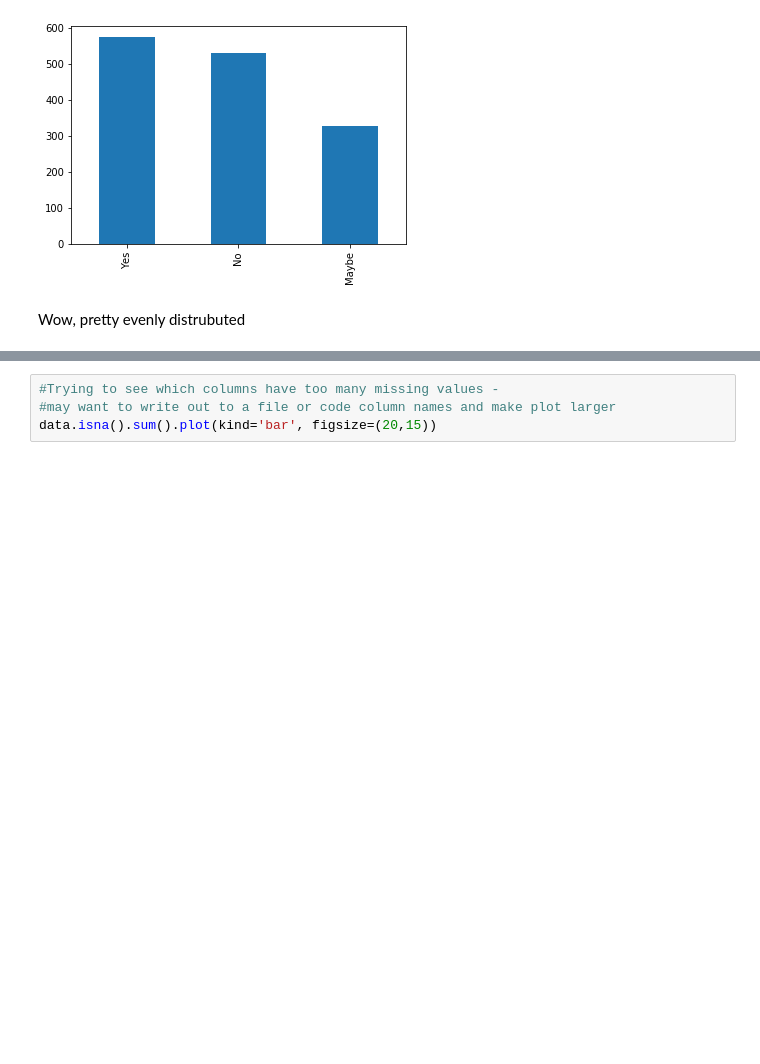
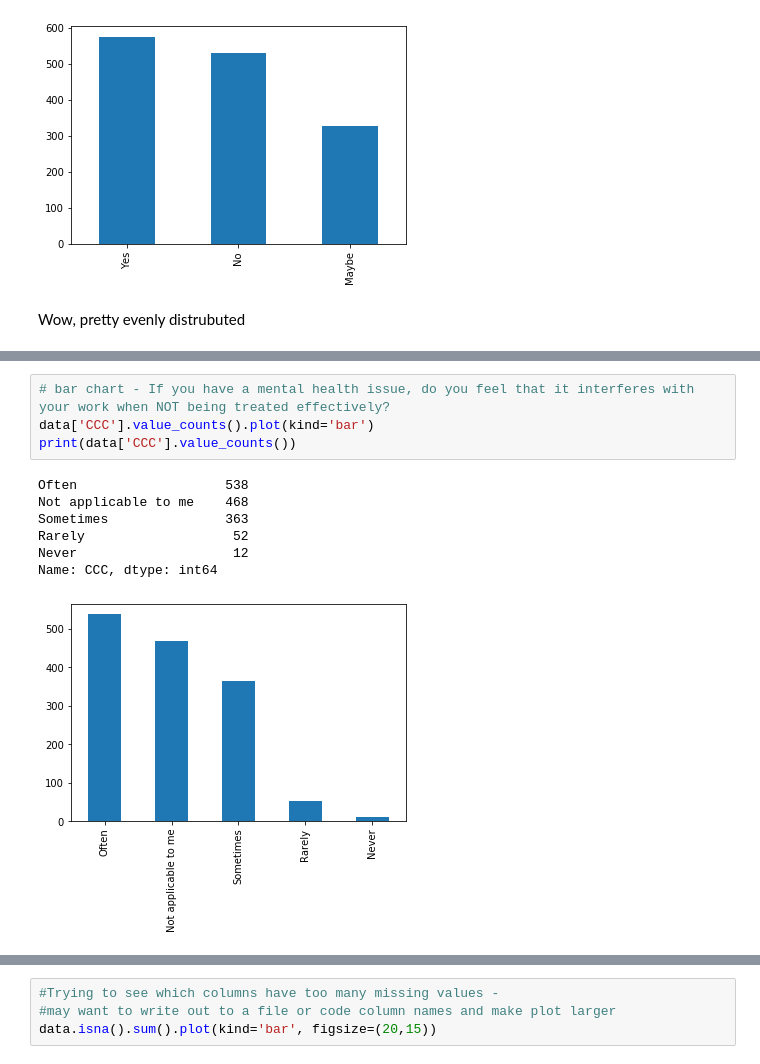
Before and after one commit to sjc5897/DSCI-633-Project, a Jupyter notebook: Data_Exploration.ipynb, the cells around one changed output, grey strips where cells are left out. Drawn from its saved outputs; the diff is of its cells as text; blank space fills up the shorter version.

```diff
--- a/Data_Exploration.ipynb
+++ b/Data_Exploration.ipynb
@@ -121,0 +134,12 @@ Wow, pretty evenly distrubuted
+# %%
+# bar chart - If you have a mental health issue, do you feel that it interferes with your work when NOT being treated effectively?
+data['CCC'].value_counts().plot(kind='bar')
+print(data['CCC'].value_counts())
+# %% [output]
+Often                   538
+Not applicable to me    468
+Sometimes               363
+Rarely                   52
+Never                    12
+Name: CCC, dtype: int64
+[figure, added]
```
Also changed, not shown: parts of 6 cells of this notebook, 1 other file.
